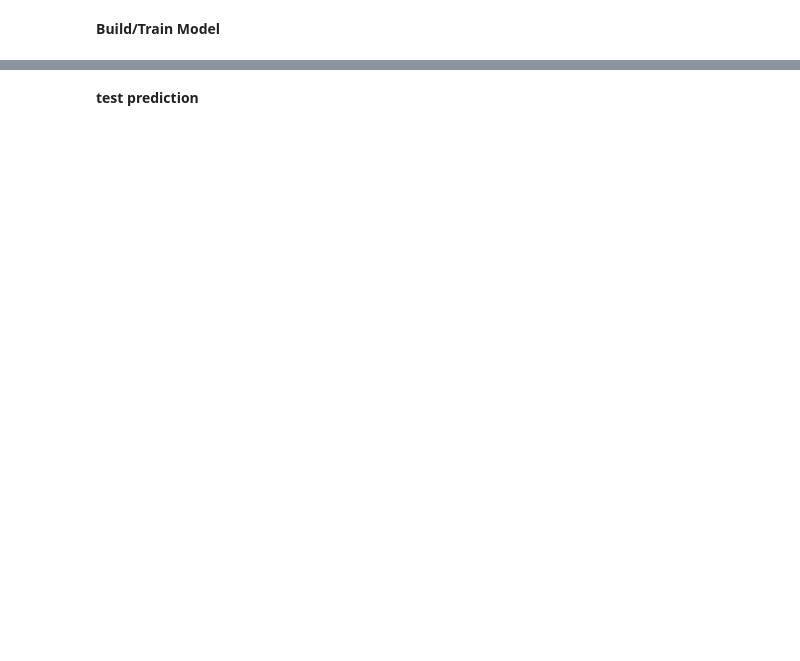
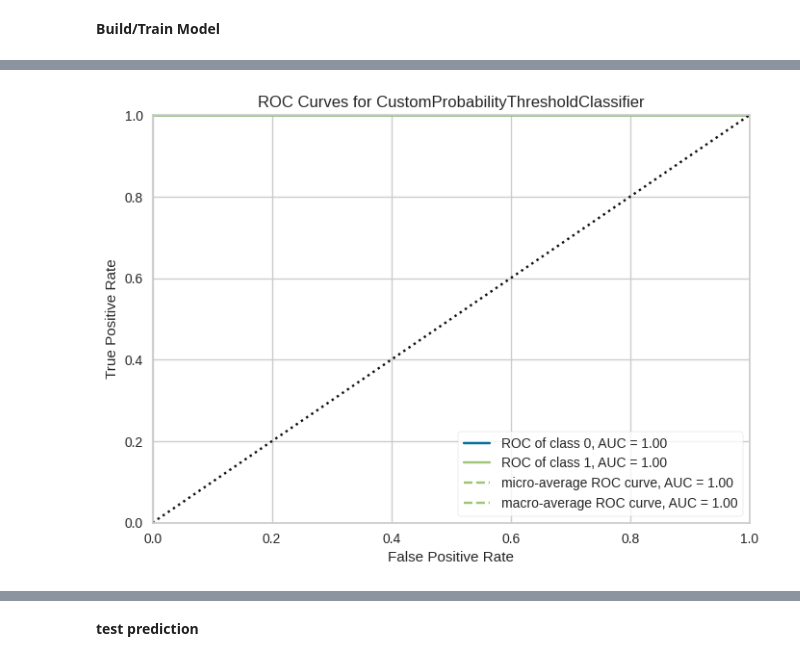
Before and after one commit to sculd/mlb-props, a Jupyter notebook: model_training_run.ipynb, the cells around one changed output, grey strips where cells are left out. Drawn from its saved outputs; the diff is of its cells as text; code cells hidden in the pictures; blank space fills up the shorter version.

```diff
--- a/model_training_run.ipynb
+++ b/model_training_run.ipynb
@@ -144,0 +163,2 @@ see the higher threshold catches smaller portion (recall ~ 5%) but with much hig
+# %%
+regression_model_rf = classification_setup.create_model("rf", probability_threshold = 0.50)
@@ -144,0 +182,3 @@ see the higher threshold catches smaller portion (recall ~ 5%) but with much hig
+# %%
+plot_model(regression_model_rf, plot = 'auc')
+# %% [output]
@@ -144,0 +186 @@ see the higher threshold catches smaller portion (recall ~ 5%) but with much hig
+[figure, added]
```
Also changed, not shown: parts of 31 cells of this notebook, 3 other files.
